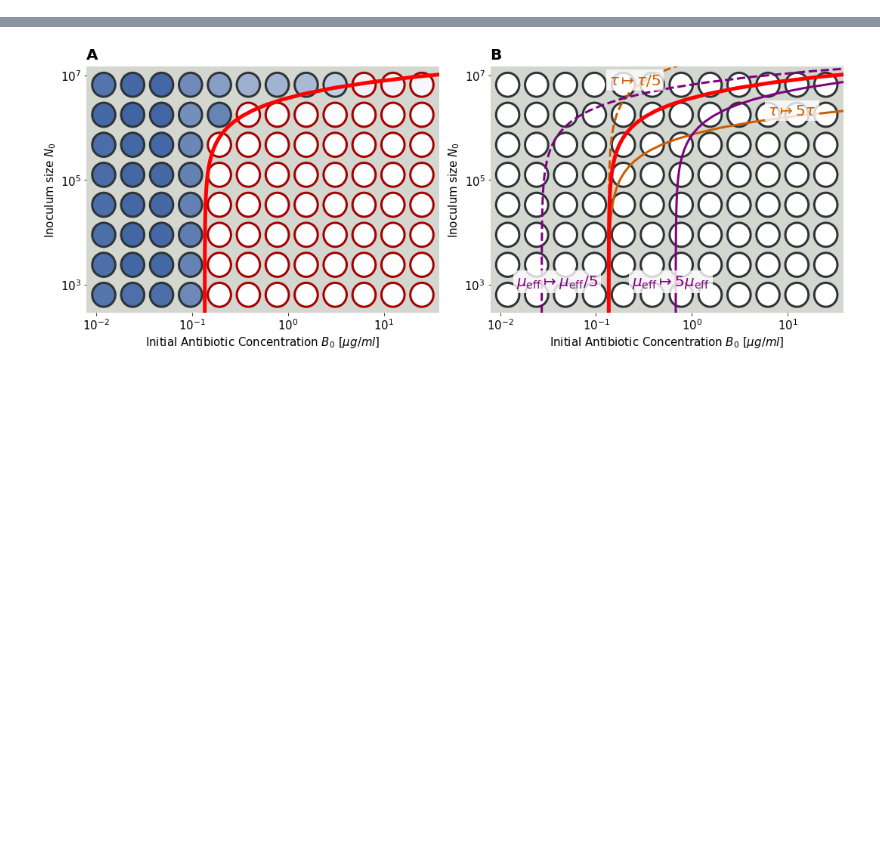
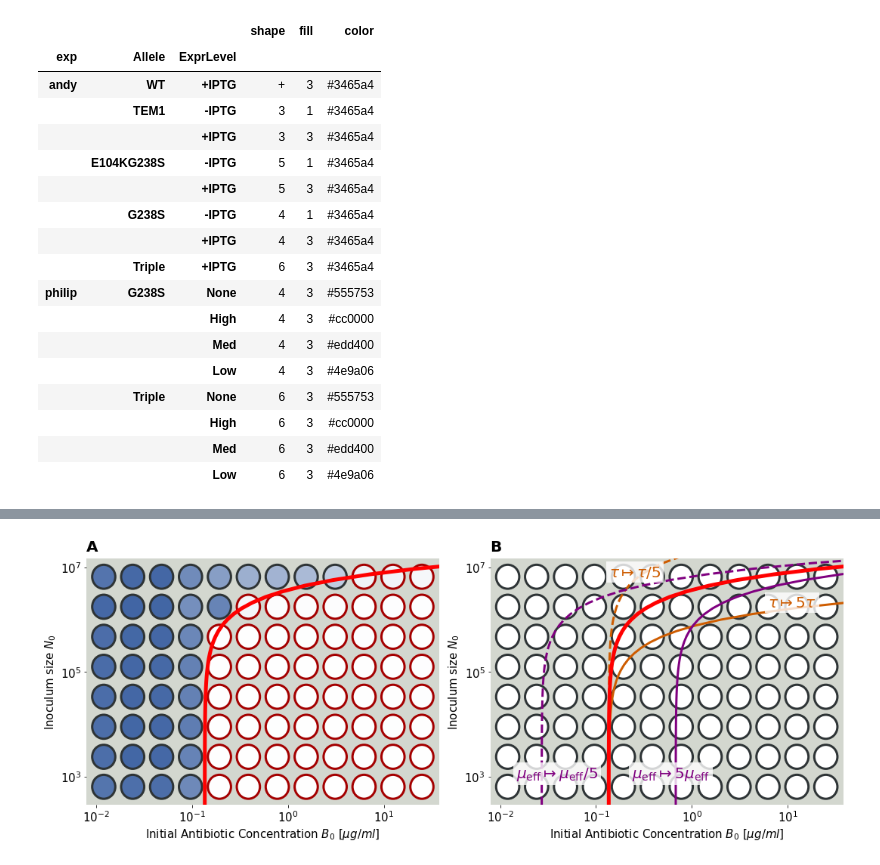
Before and after one commit to Michael000777/antibiotics, a Jupyter notebook: plots/plots for manuscript.ipynb, the cells around one changed output, grey strips where cells are left out. Cells and saved outputs as stored; diff of their text form; code cells hidden in the pictures; blank space fills up the shorter version.

```diff
--- a/plots/plots for manuscript.ipynb
+++ b/plots/plots for manuscript.ipynb
@@ -92,4 +92,45 @@ results
 | 37 | Triple_Med_2 | /home/lukas/projects/antibiotics/... | 9.034185 | 16.716939 | 4.844093e-06 | 3.305616e-06 | 0.682281 | 16.109630 | 22.791520 | ... |
 | 38 | Triple_Low_1 | /home/lukas/projects/antibiotics/... | 1.873690 | 1.477183 | 1.867841e-05 | 1.075629e-05 | 0.750963 | 2.401065 | 1.528505 | ... |
 | 39 | Triple_Low_2 | /home/lukas/projects/antibiotics/... | 2.200761 | 3.337697 | 7.803940e-06 | 8.136307e-06 | 0.479158 | 3.834761 | 3.416496 | ... |
+# %%
+colors    = {'andy':'#3465a4','philip':'TAB:ORANGE'}
+alleles   = {'WT':'+','TEM1': 3,'G238S': 4,'E104KG238S': 5,'Triple': 6}
+exprlevel = {'-IPTG':1,'+IPTG':3,'None':3,'Low':3,'Med':3,'High':3}
+
+philip_colors = pd.DataFrame(data = [['philip','High', '#cc0000'], ['philip','Med', '#edd400'], ['philip','Low','#4e9a06'], ['philip','None','#555753']],columns = ['exp','ExprLevel','color'])
+
+plot_color_shape = results[['exp','Allele','ExprLevel']].copy().drop_duplicates()
+
+plot_color_shape['color'] = plot_color_shape['exp'].map(colors)
+plot_color_shape['shape'] = plot_color_shape['Allele'].map(alleles)
+plot_color_shape['fill']  = plot_color_shape['ExprLevel'].map(exprlevel)
+
+
+plot_color_shape = plot_color_shape.merge(philip_colors, left_on = ['exp','ExprLevel'], right_on = ['exp','ExprLevel'], how = 'left')
+plot_color_shape['color_y'].fillna(plot_color_shape['color_x'],inplace = True)
+plot_color_shape.drop(columns = 'color_x',inplace = True)
+plot_color_shape.rename(columns = {'color_y':'color'}, inplace = True)
+
+plot_color_shape.set_index(['exp','Allele','ExprLevel'],inplace = True)
+
+plot_color_shape
+# %% [output]
+|  |  |  | shape | fill | color |
+| exp | Allele | ExprLevel |  |  |  |
+| andy | WT | +IPTG | + | 3 | #3465a4 |
+|  | TEM1 | -IPTG | 3 | 1 | #3465a4 |
+|  |  | +IPTG | 3 | 3 | #3465a4 |
+|  | E104KG238S | -IPTG | 5 | 1 | #3465a4 |
+|  |  | +IPTG | 5 | 3 | #3465a4 |
+|  | G238S | -IPTG | 4 | 1 | #3465a4 |
+|  |  | +IPTG | 4 | 3 | #3465a4 |
+|  | Triple | +IPTG | 6 | 3 | #3465a4 |
+| philip | G238S | None | 4 | 3 | #555753 |
+|  |  | High | 4 | 3 | #cc0000 |
+|  |  | Med | 4 | 3 | #edd400 |
+|  |  | Low | 4 | 3 | #4e9a06 |
+|  | Triple | None | 6 | 3 | #555753 |
+|  |  | High | 6 | 3 | #cc0000 |
+|  |  | Med | 6 | 3 | #edd400 |
+|  |  | Low | 6 | 3 | #4e9a06 |
 # %%
```
Also changed, not shown: parts of 5 cells of this notebook.
